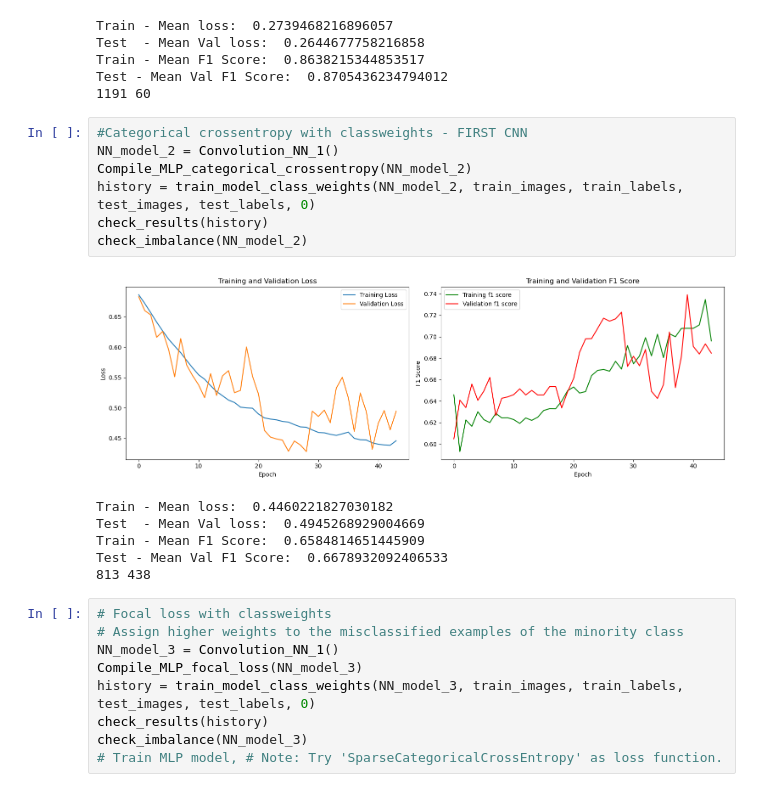
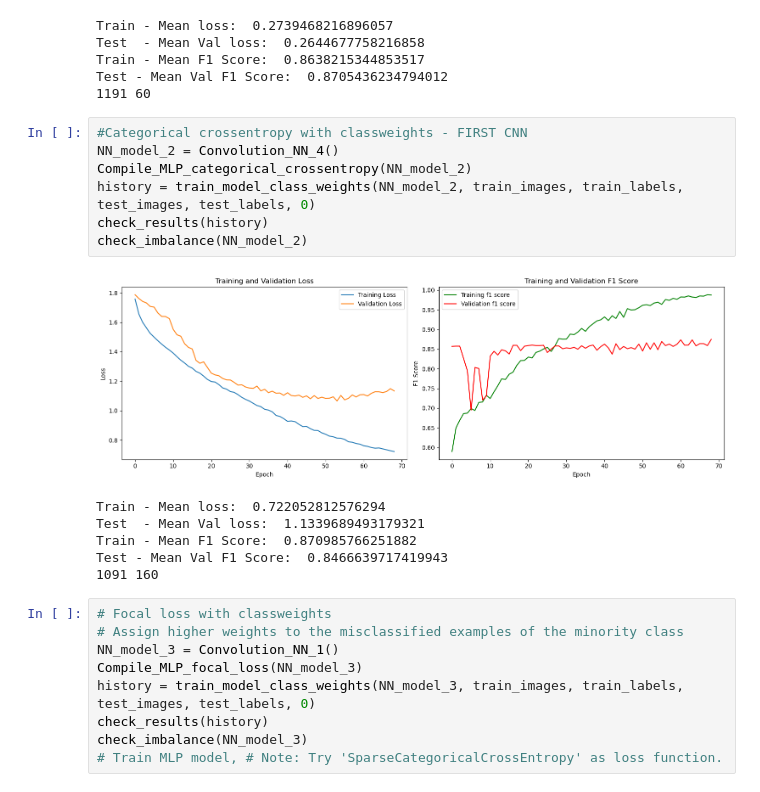
Before and after one commit to duarte3333/Machine_Learning, a Jupyter notebook: Pb1_ImageAnalysis/task1_imageanalysis.ipynb, the cells around one changed output. Saved outputs shown, nothing was run; the diff lists cells and outputs as text.

```diff
--- a/Pb1_ImageAnalysis/task1_imageanalysis.ipynb
+++ b/Pb1_ImageAnalysis/task1_imageanalysis.ipynb
@@ -258,18 +333,18 @@ Test - Mean Val F1 Score:  0.8705436234794012
 1191 60
 # %%
 #Categorical crossentropy with classweights - FIRST CNN
-NN_model_2 = Convolution_NN_1()
+NN_model_2 = Convolution_NN_4()
 Compile_MLP_categorical_crossentropy(NN_model_2)
 history = train_model_class_weights(NN_model_2, train_images, train_labels, test_images, test_labels, 0)
 check_results(history)
 check_imbalance(NN_model_2)
 # %% [output]
-[figure, old version]
+[figure, new version]
-Train - Mean loss:  0.4460221827030182
-Test  - Mean Val loss:  0.4945268929004669
-Train - Mean F1 Score:  0.6584814651445909
-Test - Mean Val F1 Score:  0.6678932092406533
-813 438
+Train - Mean loss:  0.722052812576294
+Test  - Mean Val loss:  1.1339689493179321
+Train - Mean F1 Score:  0.870985766251882
+Test - Mean Val F1 Score:  0.8466639717419943
+1091 160
 # %%
 # Focal loss with classweights
 # Assign higher weights to the misclassified examples of the minority class
```
Also changed, not shown: parts of 11 cells of this notebook.
